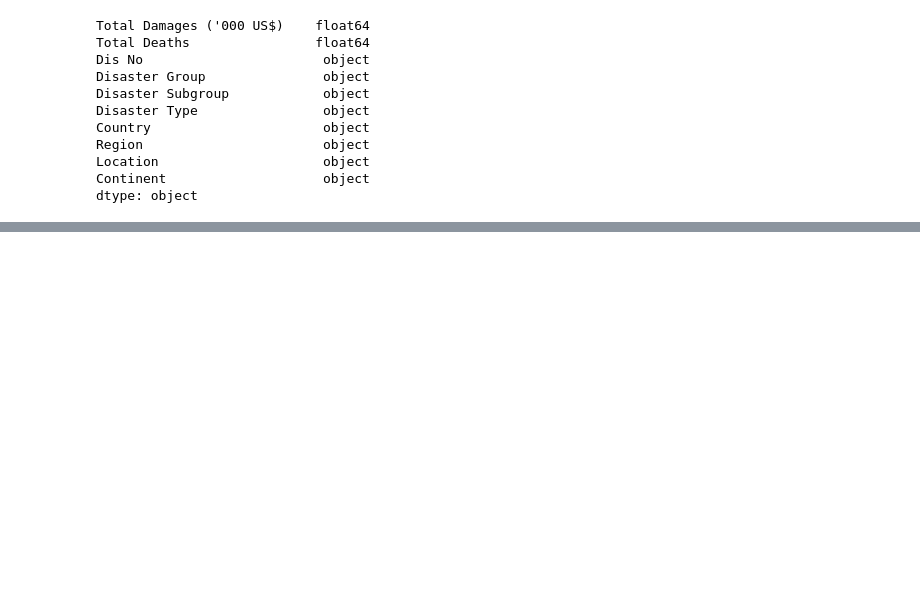
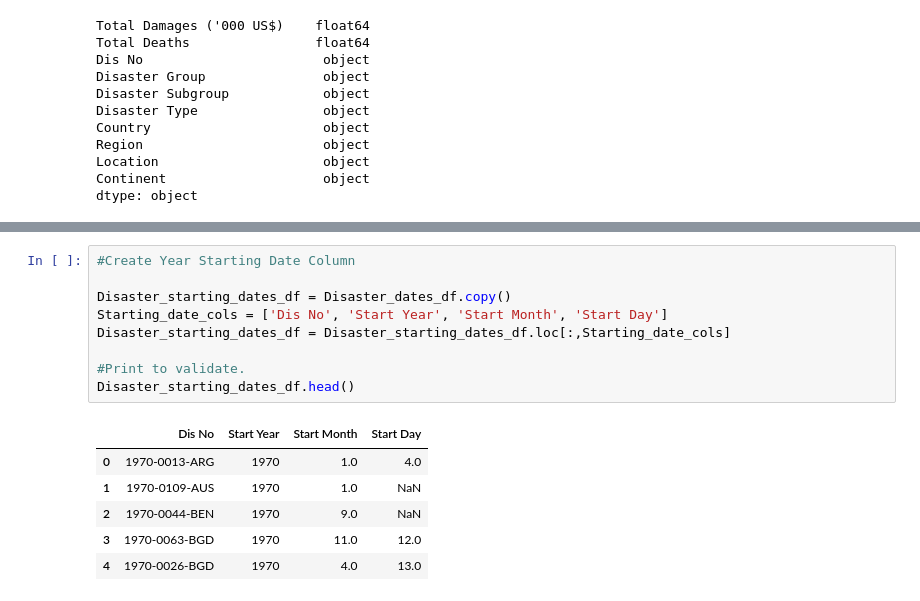
Before and after one commit to Ao-27/Project3_NaturalDisastersDataReview, a Jupyter notebook: Project3_NaturalDisasters.ipynb, the cells around one changed output, grey strips where cells are left out. Drawn from its saved outputs; the diff is of its cells as text; blank space fills up the shorter version.

```diff
--- a/Project3_NaturalDisasters.ipynb
+++ b/Project3_NaturalDisasters.ipynb
@@ -104,0 +202,16 @@ dtype: object
+# %%
+#Create Year Starting Date Column
+
+Disaster_starting_dates_df = Disaster_dates_df.copy()
+Starting_date_cols = ['Dis No', 'Start Year', 'Start Month', 'Start Day']
+Disaster_starting_dates_df = Disaster_starting_dates_df.loc[:,Starting_date_cols]
+
+#Print to validate.
+Disaster_starting_dates_df.head()
+# %% [output]
+|  | Dis No | Start Year | Start Month | Start Day |
+| 0 | 1970-0013-ARG | 1970 | 1.0 | 4.0 |
+| 1 | 1970-0109-AUS | 1970 | 1.0 | NaN |
+| 2 | 1970-0044-BEN | 1970 | 9.0 | NaN |
+| 3 | 1970-0063-BGD | 1970 | 11.0 | 12.0 |
+| 4 | 1970-0026-BGD | 1970 | 4.0 | 13.0 |
```
Also changed, not shown: parts of 9 cells of this notebook.
